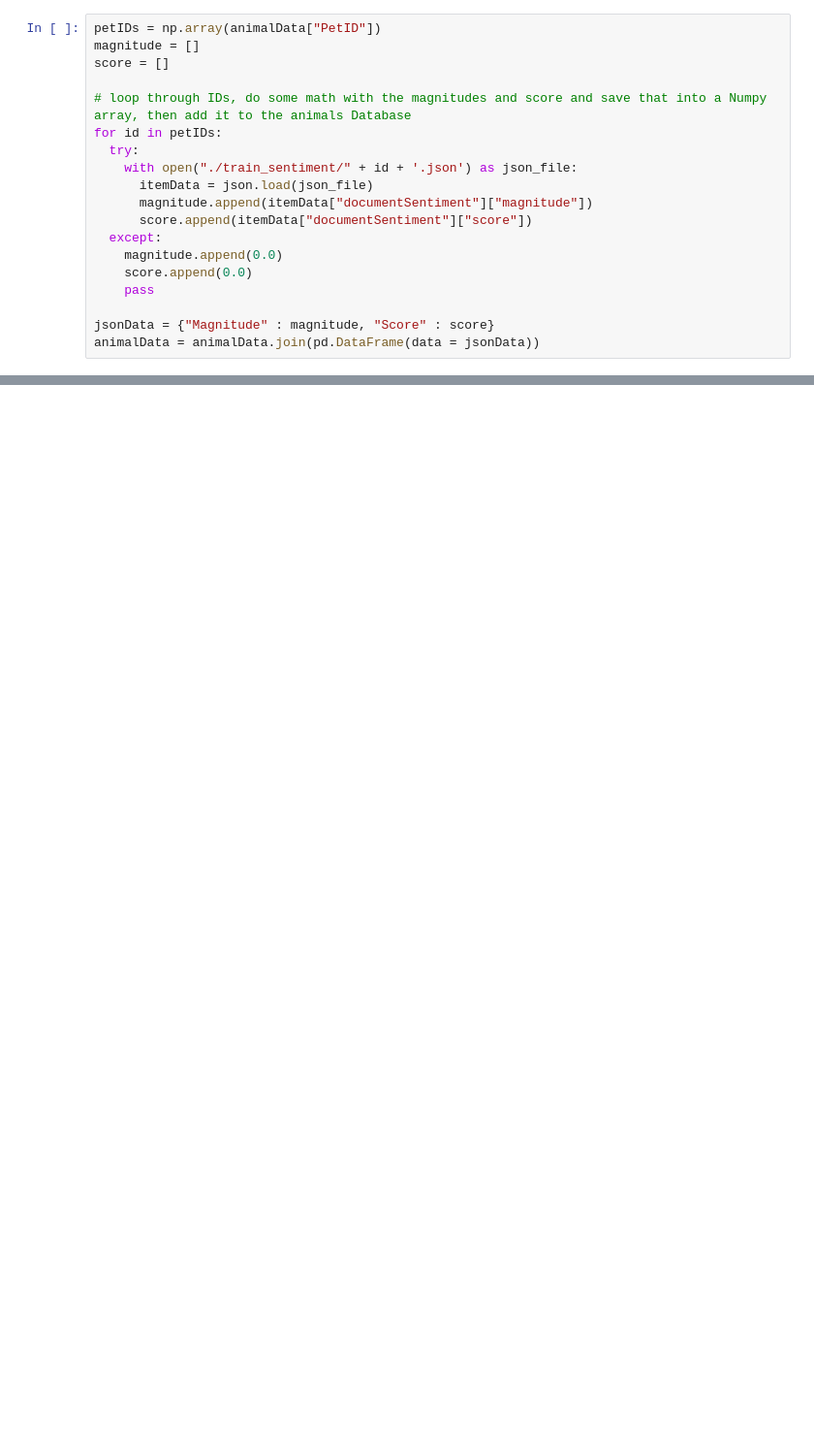
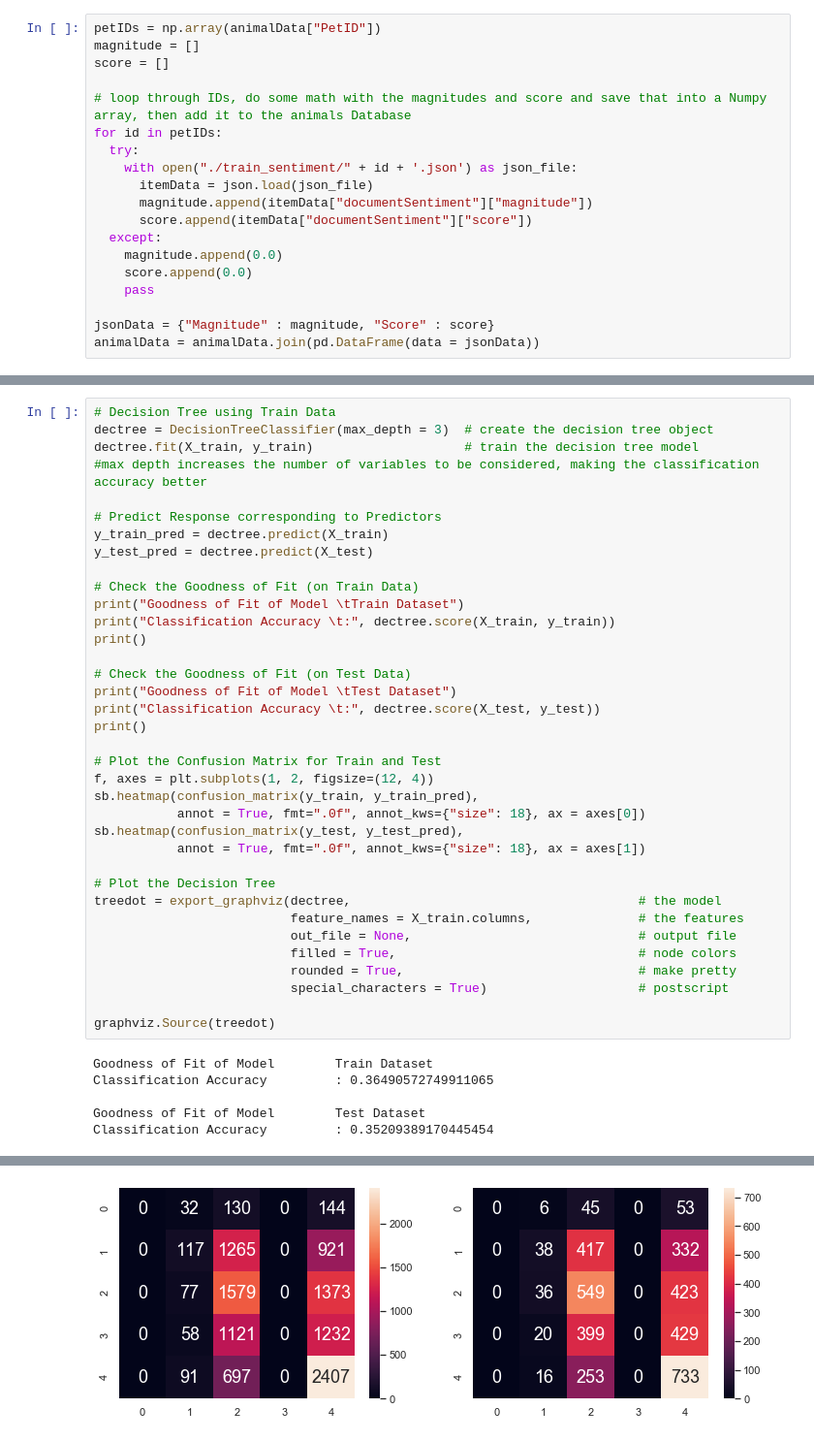
Before and after one commit to majulahsingapuri/CatsnDogs, a Jupyter notebook: Project.ipynb, the cells around one changed output, grey strips where cells are left out. Shown at 97% size. Drawn from its saved outputs; the diff is of its cells as text; blank space fills up the shorter version.

```diff
--- a/Project.ipynb
+++ b/Project.ipynb
@@ -67,0 +148,42 @@ sb.heatmap(matrix, annot = True, fmt=".0f", annot_kws={"size": 18})
+# %%
+# Decision Tree using Train Data
+dectree = DecisionTreeClassifier(max_depth = 3)  # create the decision tree object
+dectree.fit(X_train, y_train)                    # train the decision tree model
+#max depth increases the number of variables to be considered, making the classification accuracy better
+
+# Predict Response corresponding to Predictors
+y_train_pred = dectree.predict(X_train)
+y_test_pred = dectree.predict(X_test)
+
+# Check the Goodness of Fit (on Train Data)
+print("Goodness of Fit of Model \tTrain Dataset")
+print("Classification Accuracy \t:", dectree.score(X_train, y_train))
+print()
+
+# Check the Goodness of Fit (on Test Data)
+print("Goodness of Fit of Model \tTest Dataset")
+print("Classification Accuracy \t:", dectree.score(X_test, y_test))
+print()
+
+# Plot the Confusion Matrix for Train and Test
+f, axes = plt.subplots(1, 2, figsize=(12, 4))
+sb.heatmap(confusion_matrix(y_train, y_train_pred),
+           annot = True, fmt=".0f", annot_kws={"size": 18}, ax = axes[0])
+sb.heatmap(confusion_matrix(y_test, y_test_pred),
+           annot = True, fmt=".0f", annot_kws={"size": 18}, ax = axes[1])
+
+# Plot the Decision Tree
+treedot = export_graphviz(dectree,                                      # the model
+                          feature_names = X_train.columns,              # the features
+                          out_file = None,                              # output file
+                          filled = True,                                # node colors
+                          rounded = True,                               # make pretty
+                          special_characters = True)                    # postscript
+
+graphviz.Source(treedot)
+# %% [output]
+Goodness of Fit of Model        Train Dataset
+Classification Accuracy         : 0.36490572749911065
+
+Goodness of Fit of Model        Test Dataset
+Classification Accuracy         : 0.35209389170445454
@@ -67,0 +191 @@ sb.heatmap(matrix, annot = True, fmt=".0f", annot_kws={"size": 18})
+[figure, added]
```
Also changed, not shown: parts of 14 cells of this notebook.
